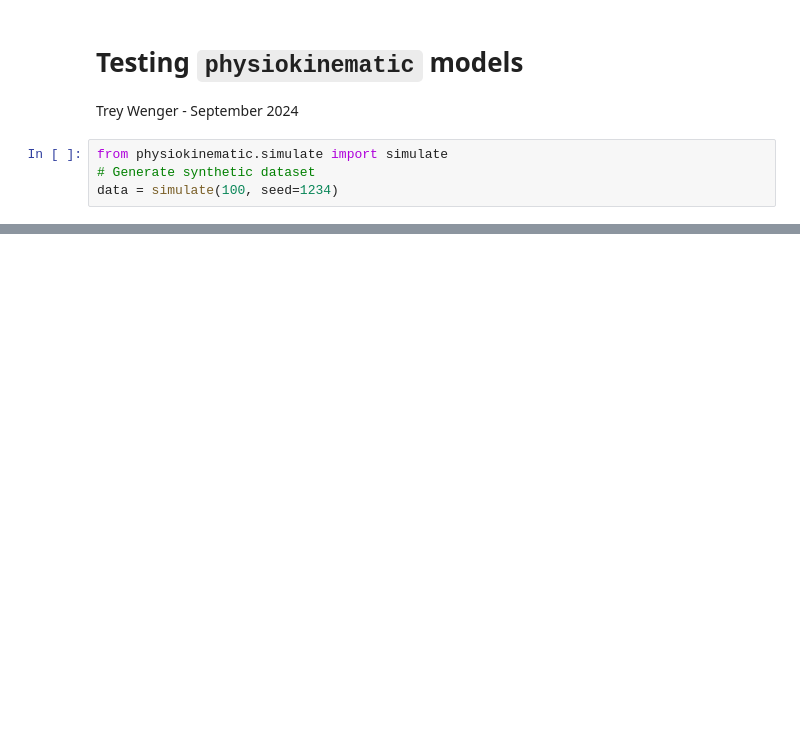
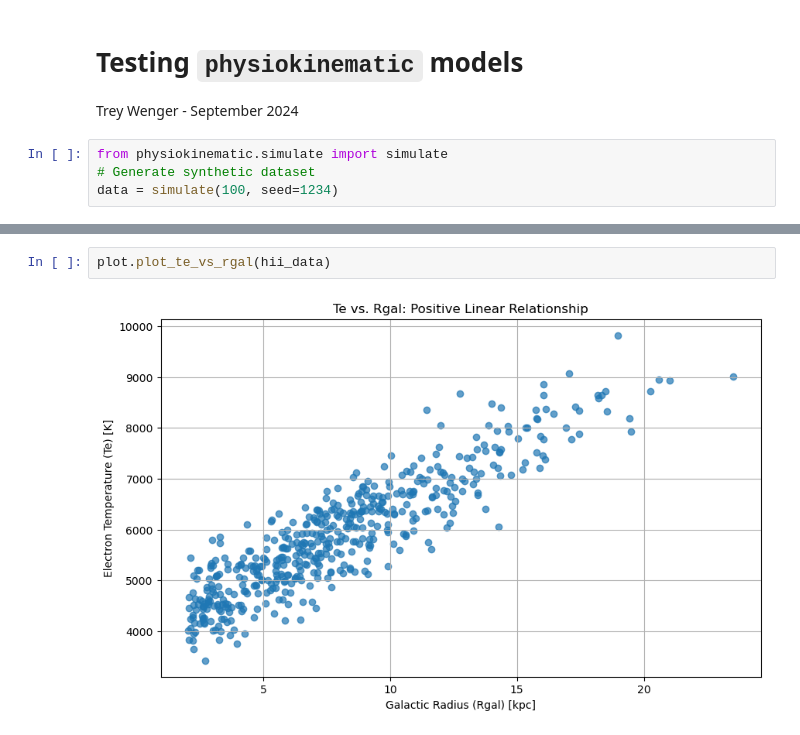
Before and after one commit to ryanbakko/physiokinematic, a Jupyter notebook: test.ipynb, the cells around one changed output, grey strips where cells are left out. Drawn from its saved outputs; the diff is of its cells as text; blank space fills up the shorter version.

```diff
--- a/test.ipynb
+++ b/test.ipynb
@@ -193,0 +165,4 @@ ax.set_xlim(360.0, 0.0)
+# %%
+plot.plot_te_vs_rgal(hii_data)
+# %% [output]
+[figure, added]
```
Also changed, not shown: parts of 21 cells of this notebook, 8 other files.
